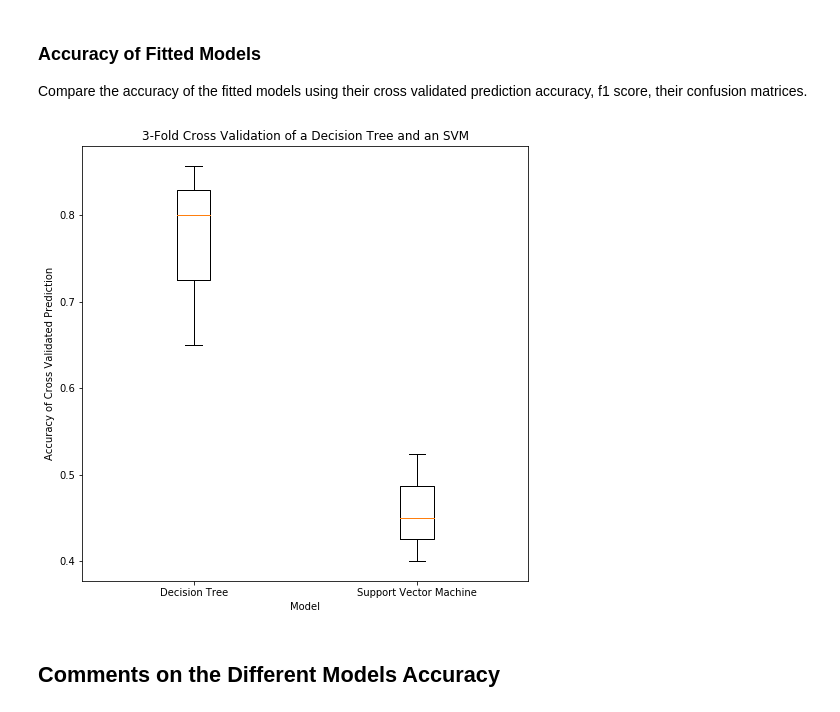
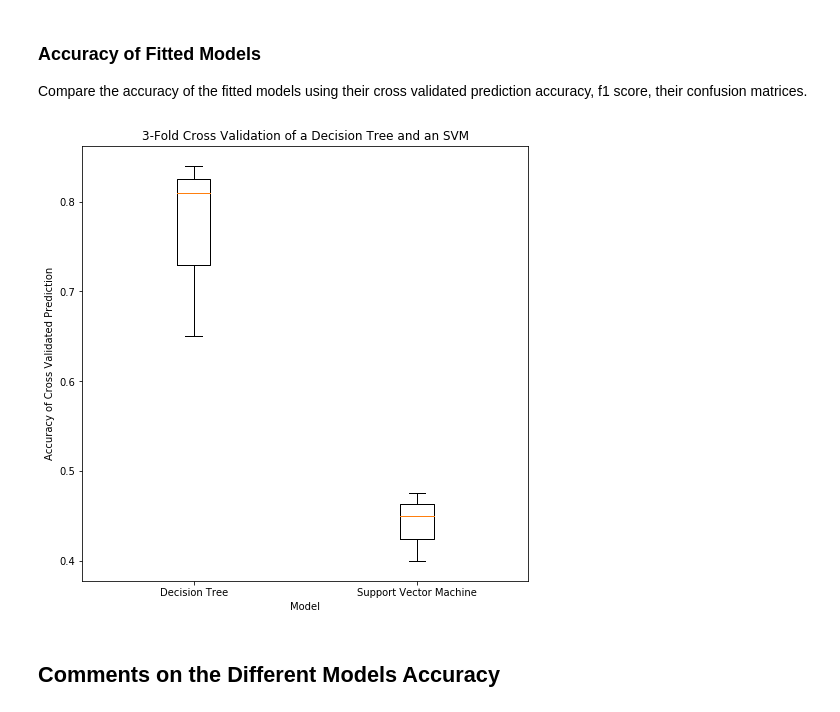
Before and after one commit to SamuelHeath/handson-ml, a Jupyter notebook: labs/lab3/lab03.ipynb, the cells around one changed output. Drawn from its saved outputs; the diff is of its cells as text; code cells hidden in the pictures.

```diff
--- a/labs/lab3/lab03.ipynb
+++ b/labs/lab3/lab03.ipynb
@@ -106,7 +106,7 @@ dt = DecisionTreeClassifier(random_state=random_seed).fit(X_train_scaled, y_trai
 dt_test_predict = dt.predict(X_test_scaled)
 
 # Create a Support Vector Classifier
-svm = SVC(gamma="auto", random_state=random_seed).fit(X_train_scaled, y_train)
+svm = SVC(gamma="auto", kernel="poly", degree=3, random_state=random_seed).fit(X_train_scaled, y_train)
 svm_test_predict = svm.predict(X_test_scaled)
 # %% [markdown]
 ### Accuracy of Fitted Models
@@ -114,18 +114,18 @@ Compare the accuracy of the fitted models using their cross validated prediction
 # %%
 from sklearn.model_selection import cross_val_score
 from sklearn.metrics import f1_score, confusion_matrix
 
-dt_y_predict = cross_val_score(dt, X_test, y_test, cv=3)
-svm_y_predict = cross_val_score(svm, X_test, y_test, cv=3)
+dt_y_predict = cross_val_score(dt, X_test_scaled, y_test, cv=3)
+svm_y_predict = cross_val_score(svm, X_test_scaled, y_test, cv=3)
 
 plt.figure(figsize=(8,8))
 plt.boxplot([dt_y_predict, svm_y_predict], labels=["Decision Tree", "Support Vector Machine"])
 plt.title("3-Fold Cross Validation of a Decision Tree and an SVM")
 plt.ylabel("Accuracy of Cross Validated Prediction")
 plt.xlabel("Model")
 plt.show()
 # %% [output]
-[figure, old version]
+[figure, new version]
 # %% [markdown]
 ## Comments on the Different Models Accuracy
 # %%
```
Also changed, not shown: parts of 26 cells of this notebook.
